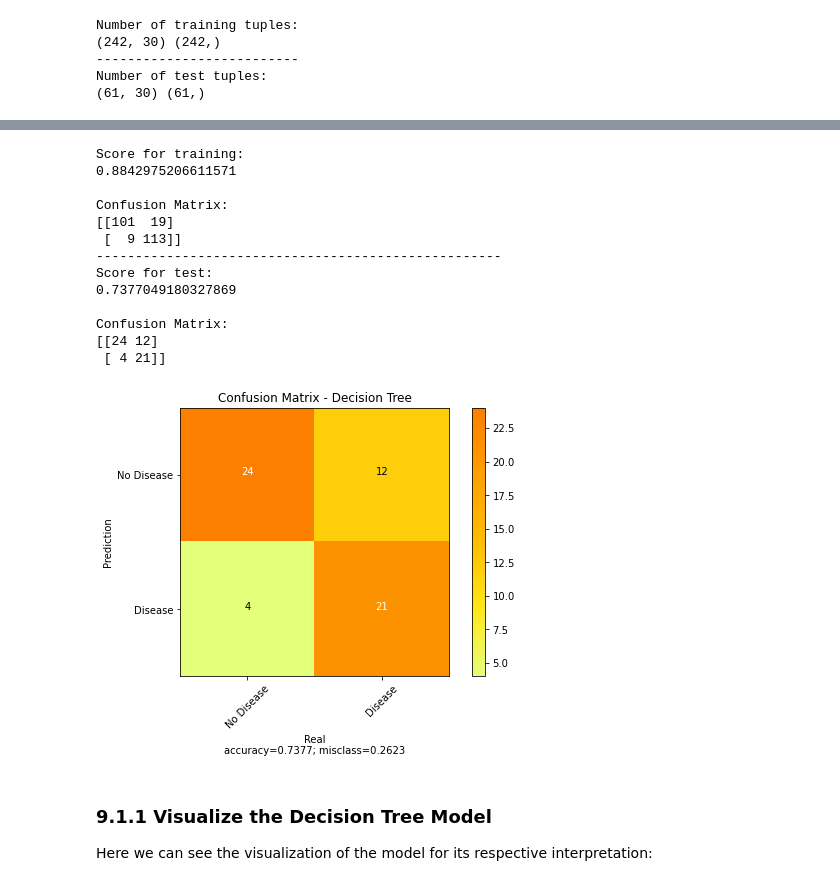
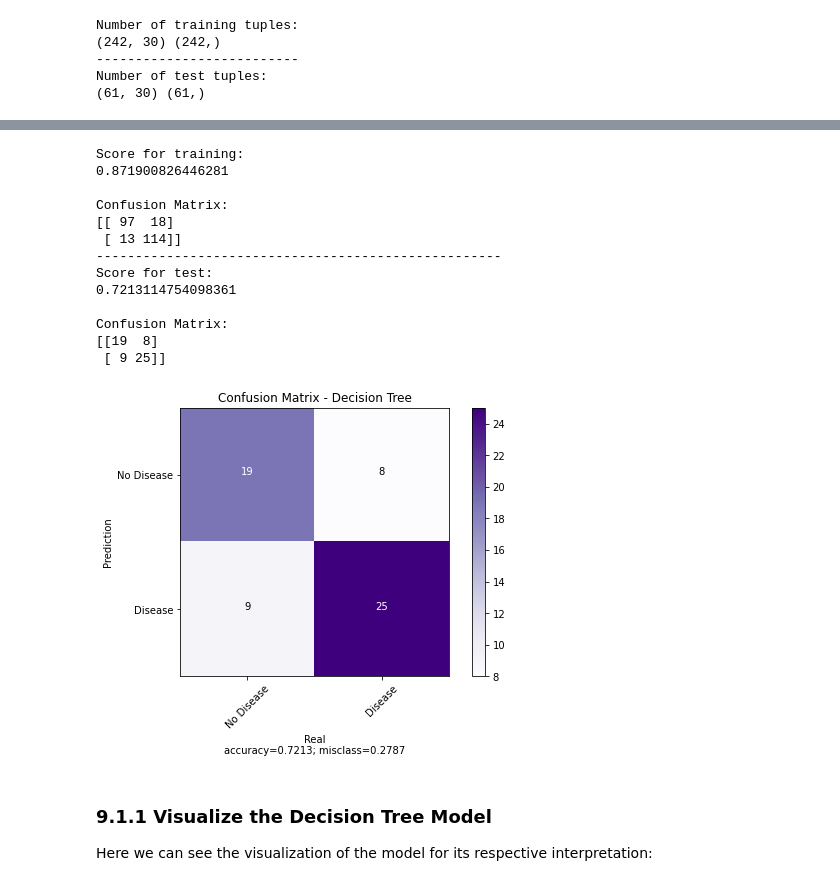
Before and after one commit to bryansbr/heart-disease-AI, a Jupyter notebook: heart-disease.ipynb, the cells around one changed output, grey strips where cells are left out. Drawn from its saved outputs; the diff is of its cells as text; code cells hidden in the pictures.

```diff
--- a/heart-disease.ipynb
+++ b/heart-disease.ipynb
@@ -334,7 +336,7 @@ def plot_confusion_matrix(cm, target_names, title = 'Confusion Matrix', cmap = N
     misclass = 1 - accuracy
 
     if cmap is None:
-        cmap = plt.get_cmap('Wistia')
+        cmap = plt.get_cmap('Purples')
     plt.figure(figsize = (7, 5))
     plt.imshow(cm, interpolation = 'nearest', cmap = cmap)
     plt.title(title)
@@ -369,51 +371,53 @@ Technique that allows analyzing sequential decisions based on the use of results
 
 ![Imagen](https://tierradenumeros.com/publication/201812-epsilon-diagrama-arbol/featured.jpg)
 # %%
-max_depthx = 11
+# DECISION TREE MODEL
+max_depthx = 15
 min_samples_splitx = 20
-model_tree = tree.DecisionTreeClassifier(max_depth = max_depthx,
+model_tree = tree.DecisionTreeClassifier(criterion = "entropy", max_depth = max_depthx,
                                          min_samples_split = min_samples_splitx,
-                                         random_state = 1)
-model_result = model_tree.fit(trainX, trainY)
+                                         random_state = 40)
+# Training
+dt_model_result = model_tree.fit(trainX, trainY)
 
 # ====================== Training data ======================
 #Print the score on the train data
 print("Score for training:")
-print(model_result.score(trainX, trainY))
+print(dt_model_result.score(trainX, trainY))
 # Show the confusion matrix
 print("\nConfusion Matrix:")
-print(confusion_matrix(model_result.predict(trainX), trainY))
+print(confusion_matrix(dt_model_result.predict(trainX), trainY))
 
 print("----------------------------------------------------")
 
 # ======================== Test data ========================
 #Print the score on the test data
 print("Score for test:")
-print(model_result.score(testX, testY))
+print(dt_model_result.score(testX, testY))
 # Show the confusion matrix
 print("\nConfusion Matrix:")
-print(confusion_matrix(model_result.predict(testX), testY))
+print(confusion_matrix(dt_model_result.predict(testX), testY))
 
 # Second way to visualize the confusion matrix
-plot_confusion_matrix(cm = confusion_matrix(model_result.predict(testX), testY),
+plot_confusion_matrix(cm = confusion_matrix(dt_model_result.predict(testX), testY),
                       normalize    = False,
                       target_names = ['No Disease', 'Disease'],
                       title        = "Confusion Matrix - Decision Tree")
 # %% [output]
 Score for training:
-0.8842975206611571
+0.871900826446281
 
 Confusion Matrix:
-[[101  19]
- [  9 113]]
+[[ 97  18]
+ [ 13 114]]
 ----------------------------------------------------
 Score for test:
-0.7377049180327869
+0.7213114754098361
 
 Confusion Matrix:
-[[24 12]
- [ 4 21]]
+[[19  8]
+ [ 9 25]]
-[figure, old version]
+[figure, new version]
 # %% [markdown]
 ### 9.1.1 Visualize the Decision Tree Model
 Here we can see the visualization of the model for its respective interpretation:
```
Also changed, not shown: parts of 9 cells of this notebook.
